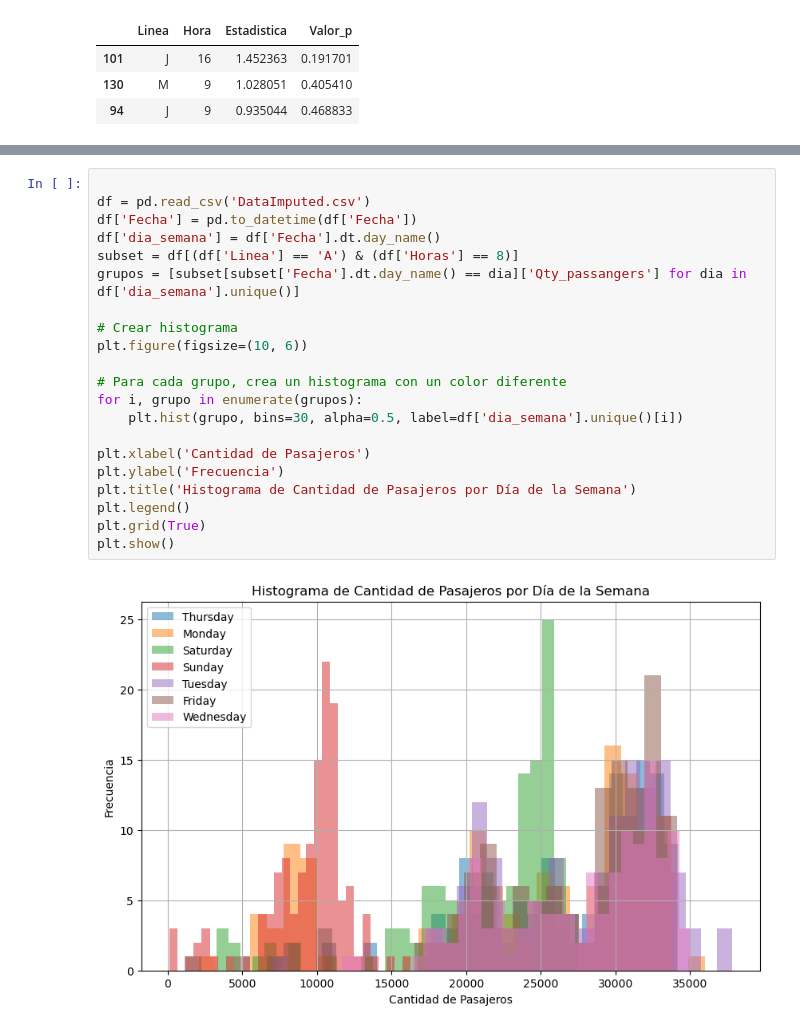
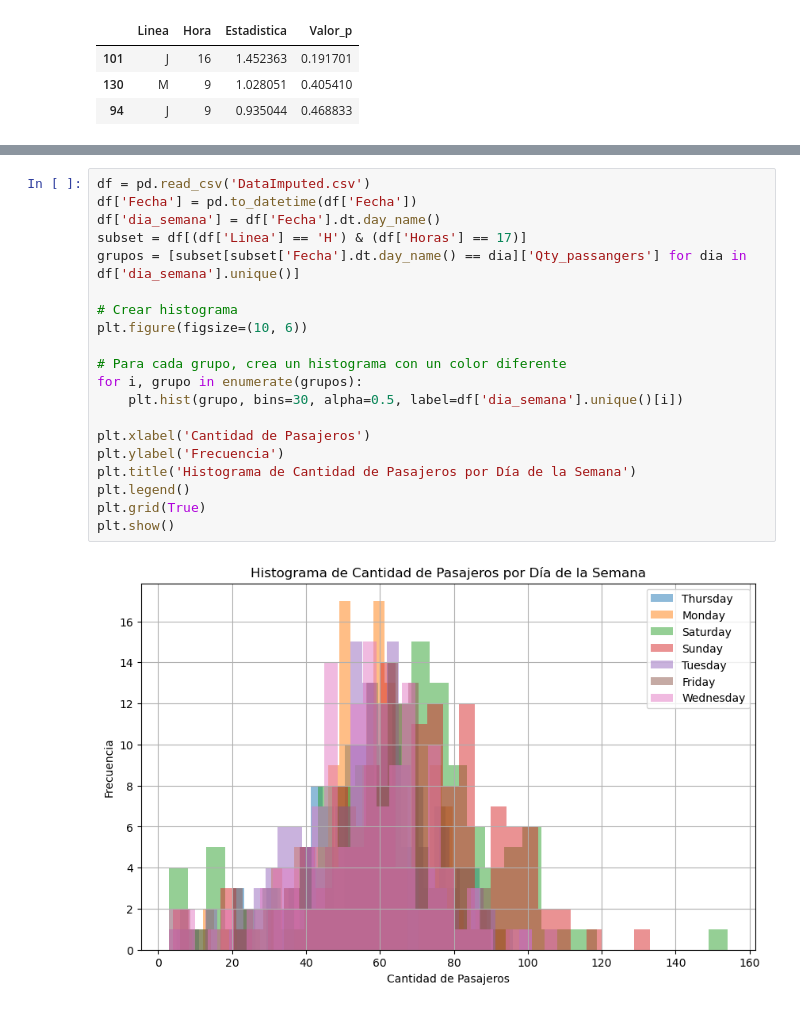
Before and after one commit to DanielLoaizal/metro_project_eafit, a Jupyter notebook: Laboratorios/LaboratorioDeModelosPoryectoIntegrador.ipynb, the cells around one changed output, grey strips where cells are left out. Cells and saved outputs as stored; diff of their text form.

```diff
--- a/Laboratorios/LaboratorioDeModelosPoryectoIntegrador.ipynb
+++ b/Laboratorios/LaboratorioDeModelosPoryectoIntegrador.ipynb
@@ -794,25 +795,24 @@ pd.DataFrame(resultado_shapiro[['Linea','Hora']].value_counts())
 |  | 13 | 1 |
 | O | 11 | 1 |
 # %%
-
 df = pd.read_csv('DataImputed.csv')
 df['Fecha'] = pd.to_datetime(df['Fecha'])
 df['dia_semana'] = df['Fecha'].dt.day_name()
-subset = df[(df['Linea'] == 'A') & (df['Horas'] == 8)]
+subset = df[(df['Linea'] == 'H') & (df['Horas'] == 17)]
 grupos = [subset[subset['Fecha'].dt.day_name() == dia]['Qty_passangers'] for dia in df['dia_semana'].unique()]
 
 # Crear histograma
 plt.figure(figsize=(10, 6))
 
 # Para cada grupo, crea un histograma con un color diferente
 for i, grupo in enumerate(grupos):
     plt.hist(grupo, bins=30, alpha=0.5, label=df['dia_semana'].unique()[i])
 
 plt.xlabel('Cantidad de Pasajeros')
 plt.ylabel('Frecuencia')
 plt.title('Histograma de Cantidad de Pasajeros por Día de la Semana')
 plt.legend()
 plt.grid(True)
 plt.show()
 # %% [output]
-[figure, old version]
+[figure, new version]
```
Also changed, not shown: parts of 3 cells of this notebook.
